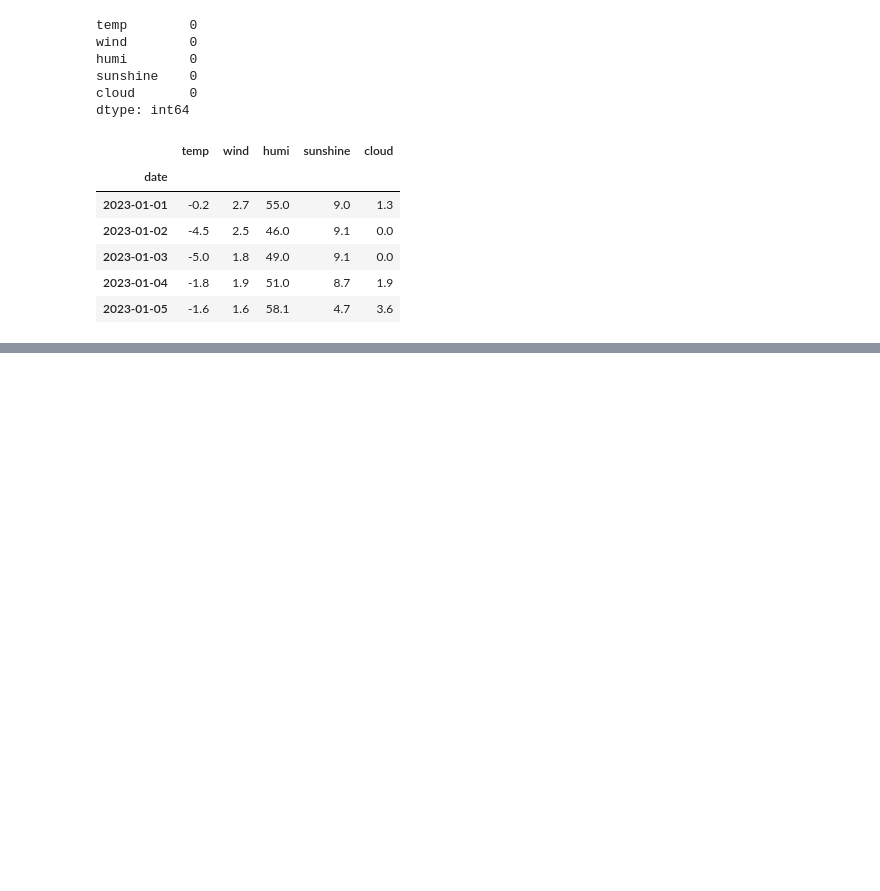
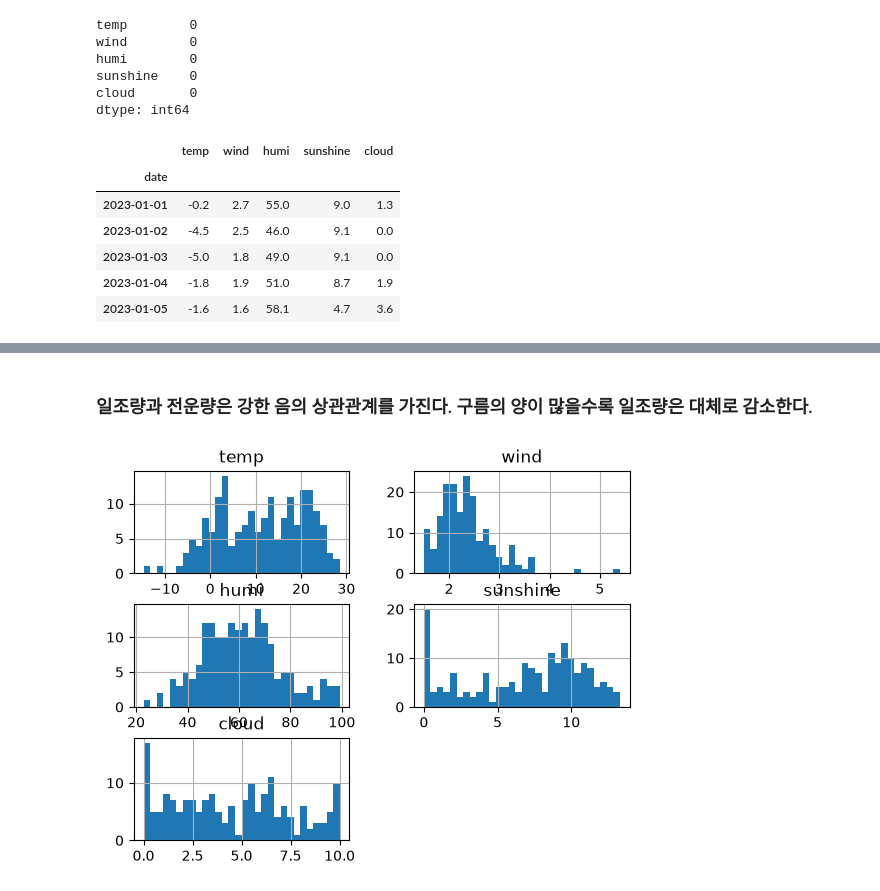
Before and after one commit to lyud333/Artificial-Intelligence_Study, a Jupyter notebook: 2023날씨데이터_1411.ipynb, the cells around one changed output, grey strips where cells are left out. Saved outputs shown, nothing was run; the diff lists cells and outputs as text; code cells hidden in the pictures; blank space fills up the shorter version.

```diff
--- a/2023날씨데이터_1411.ipynb
+++ b/2023날씨데이터_1411.ipynb
@@ -35,0 +61,8 @@ weather.head()
+# %% [markdown]
+### 일조량과 전운량은 강한 음의 상관관계를 가진다. 구름의 양이 많을수록 일조량은 대체로 감소한다.
+# %%
+import matplotlib.pyplot as plt
+weather.hist(bins=30)
+plt.show()
+# %% [output]
+[figure, added]
```
Also changed, not shown: parts of 7 cells of this notebook.
